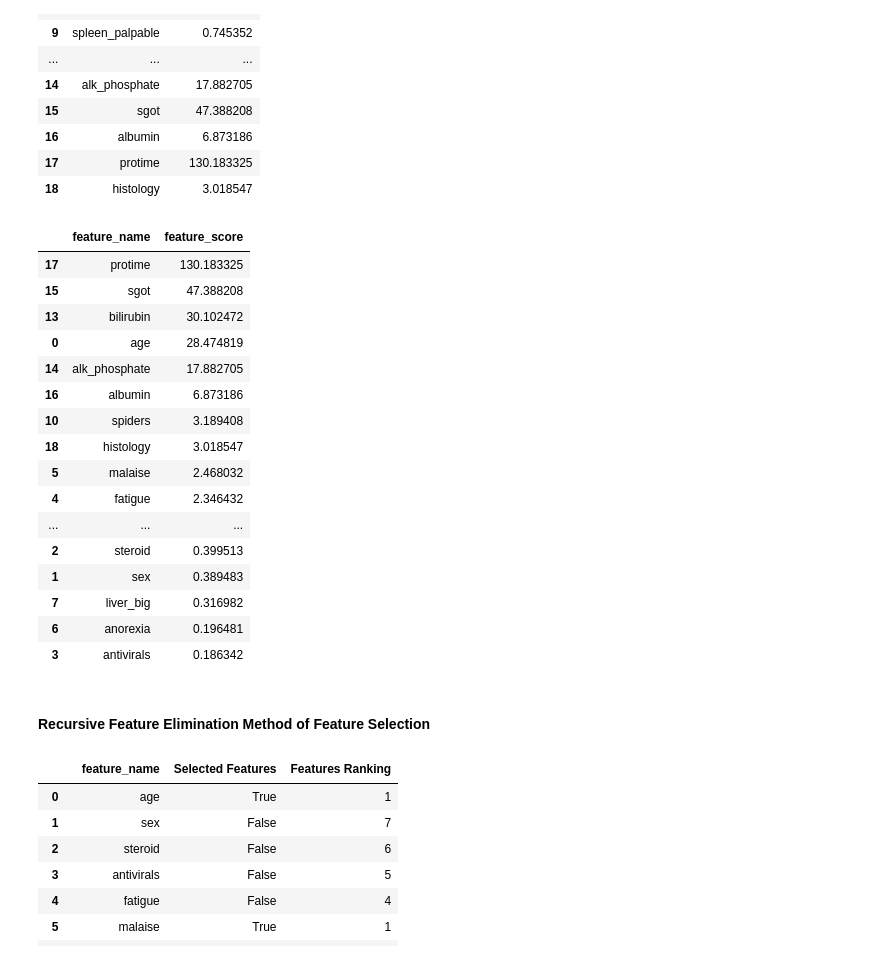
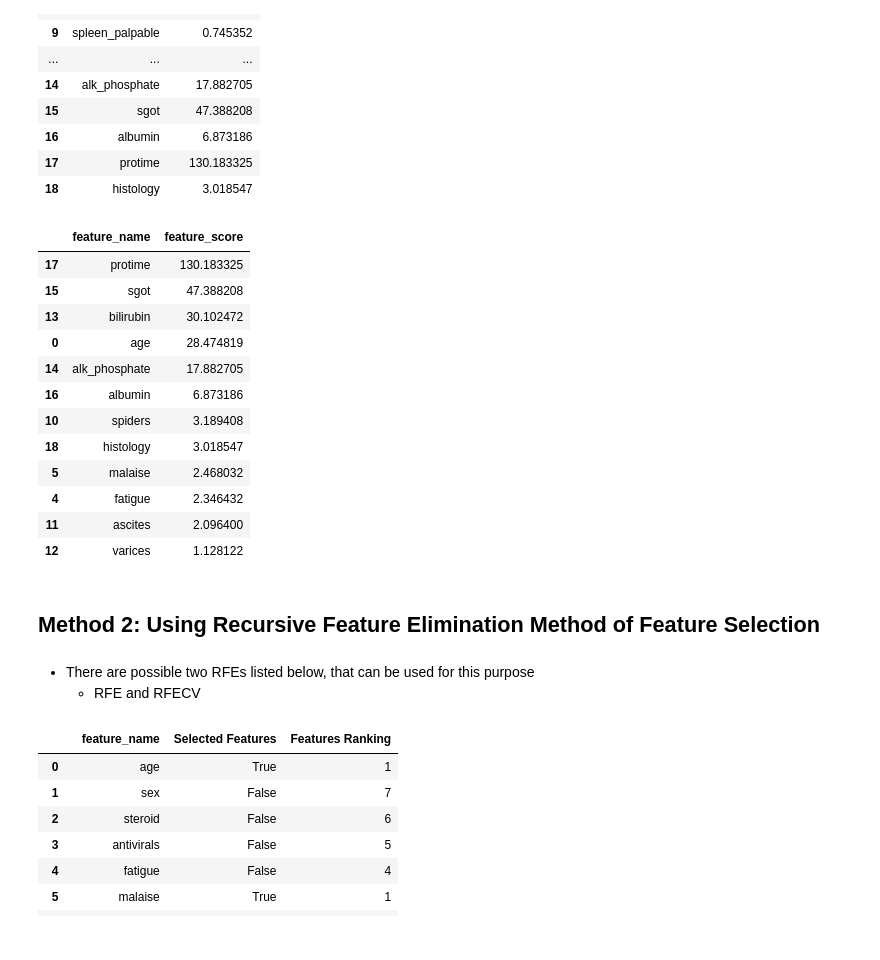
Before and after one commit to samueloshio/Hepatitis-Mortality-Prediction, a Jupyter notebook: hepatitis_prediction.ipynb, the cells around one changed output. Saved outputs shown, nothing was run; the diff lists cells and outputs as text; code cells hidden in the pictures.

```diff
--- a/hepatitis_prediction.ipynb
+++ b/hepatitis_prediction.ipynb
@@ -470,7 +506,7 @@ yTarget = df['class']
 # %%
 # Selecting best features using SKb
 skb = SelectKBest(score_func=chi2, k=15)
-best_features = skb.fit(xFeature, yTarget)
+best_features = skb.fit(xFeatures, yTarget)
 # %%
 # Highest score shows the best fureturs
 print(f"Score: {best_features.scores_}")
@@ -546,24 +582,20 @@ best_feature_df # The higher the score the better the feature for prediction
 | 18 | histology | 3.018547 |
 # %%
 # Get the top best 12 features
-best_feature_df.nlargest(19, 'feature_score')
+best_feature_df.nlargest(12, 'feature_score')
 # %% [output]
 |  | feature_name | feature_score |
 | 17 | protime | 130.183325 |
 | 15 | sgot | 47.388208 |
 | 13 | bilirubin | 30.102472 |
 | 0 | age | 28.474819 |
 | 14 | alk_phosphate | 17.882705 |
 | 16 | albumin | 6.873186 |
 | 10 | spiders | 3.189408 |
 | 18 | histology | 3.018547 |
 | 5 | malaise | 2.468032 |
 | 4 | fatigue | 2.346432 |
-| ... | ... | ... |
-| 2 | steroid | 0.399513 |
-| 1 | sex | 0.389483 |
-| 7 | liver_big | 0.316982 |
-| 6 | anorexia | 0.196481 |
-| 3 | antivirals | 0.186342 |
+| 11 | ascites | 2.096400 |
+| 12 | varices | 1.128122 |
 # %% [markdown]
-#### Recursive Feature Elimination Method of Feature Selection
+## Method 2: Using Recursive Feature Elimination Method of Feature Selection
@@ -574 +602,4 @@ from sklearn.tree import DecisionTreeClassifier
+# %% [markdown]
++ There are possible two RFEs listed below, that can be used for this purpose
+    - RFE and RFECV
 # %%
```
Also changed, not shown: parts of 111 cells of this notebook, 1 other file.
